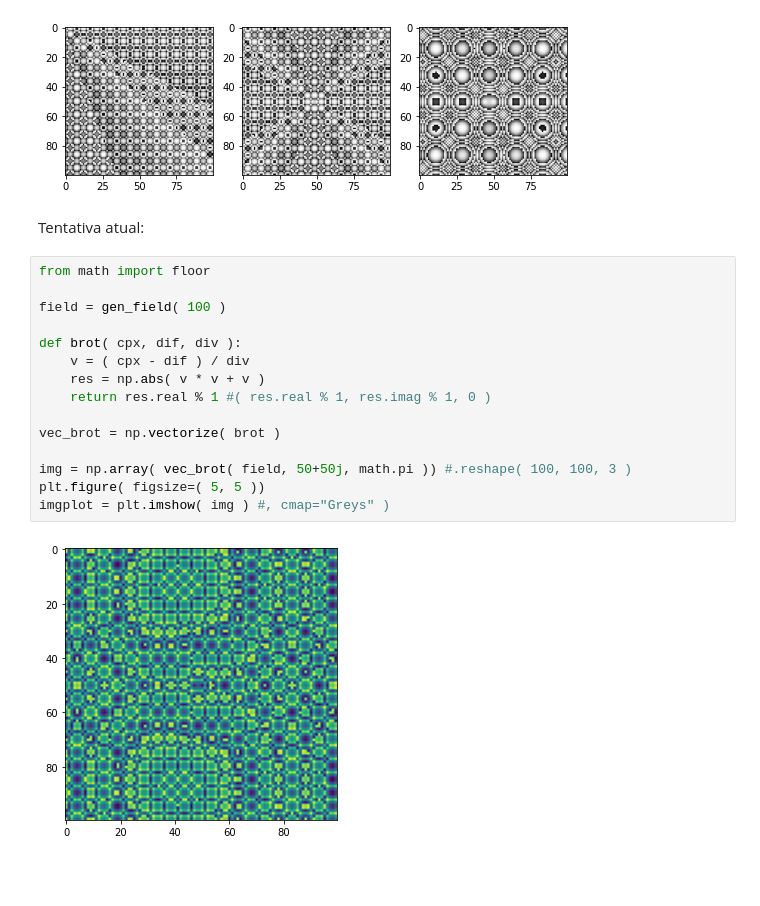
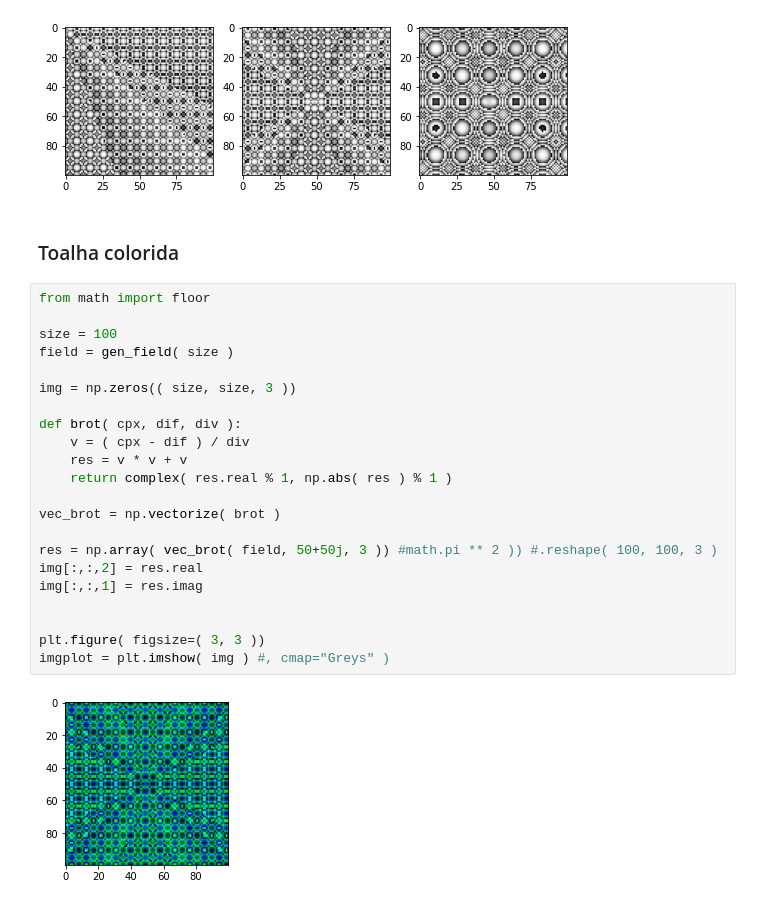
Before and after one commit to casson-projects-2020/active-bolt, a Jupyter notebook: fractals/fractal-surfaces.ipynb, the cells around one changed output. Cells and saved outputs as stored; diff of their text form; blank space fills up the shorter version.

```diff
--- a/fractals/fractal-surfaces.ipynb
+++ b/fractals/fractal-surfaces.ipynb
@@ -169,22 +169,29 @@ img = np.array( vec_brot( field, 50+50j, 6. )) #.reshape( 100, 100, 3 )
 imgplot = plt.imshow( img, cmap="Greys" )
 # %% [output]
 [figure]
-# %% [markdown]
-Tentativa atual:
+# %% [markdown]
+### Toalha colorida
 # %%
 from math import floor
 
-field = gen_field( 100 )
+size = 100
+field = gen_field( size )
+
+img = np.zeros(( size, size, 3 ))
 
 def brot( cpx, dif, div ):
     v = ( cpx - dif ) / div
-    res = np.abs( v * v + v )
-    return res.real % 1 #( res.real % 1, res.imag % 1, 0 )
+    res = v * v + v
+    return complex( res.real % 1, np.abs( res ) % 1 )
 
 vec_brot = np.vectorize( brot )
 
-img = np.array( vec_brot( field, 50+50j, math.pi )) #.reshape( 100, 100, 3 )
-plt.figure( figsize=( 5, 5 ))
+res = np.array( vec_brot( field, 50+50j, 3 )) #math.pi ** 2 )) #.reshape( 100, 100, 3 )
+img[:,:,2] = res.real
+img[:,:,1] = res.imag
+
+
+plt.figure( figsize=( 3, 3 ))
 imgplot = plt.imshow( img ) #, cmap="Greys" )
 # %% [output]
-[figure, old version]
+[figure, new version]
```
Also changed, not shown: parts of 7 cells of this notebook.
